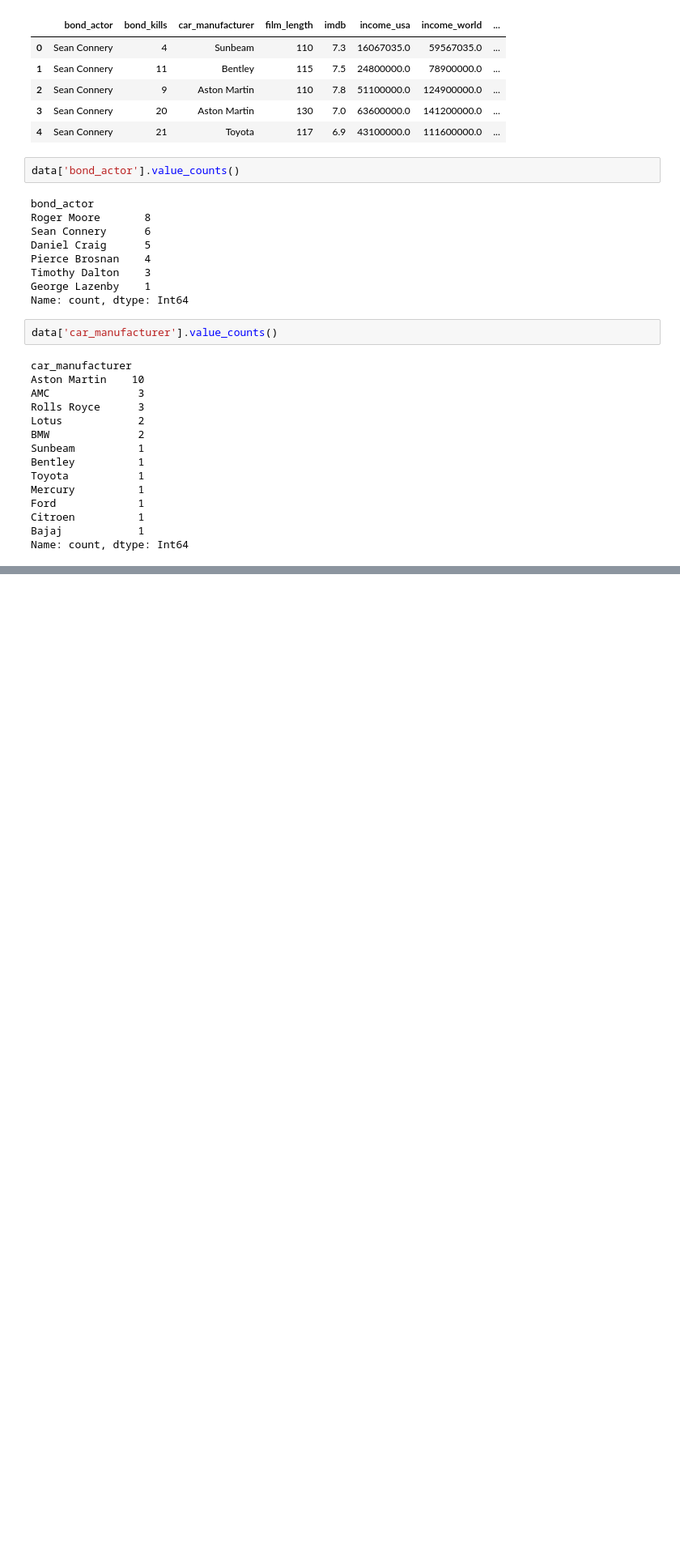
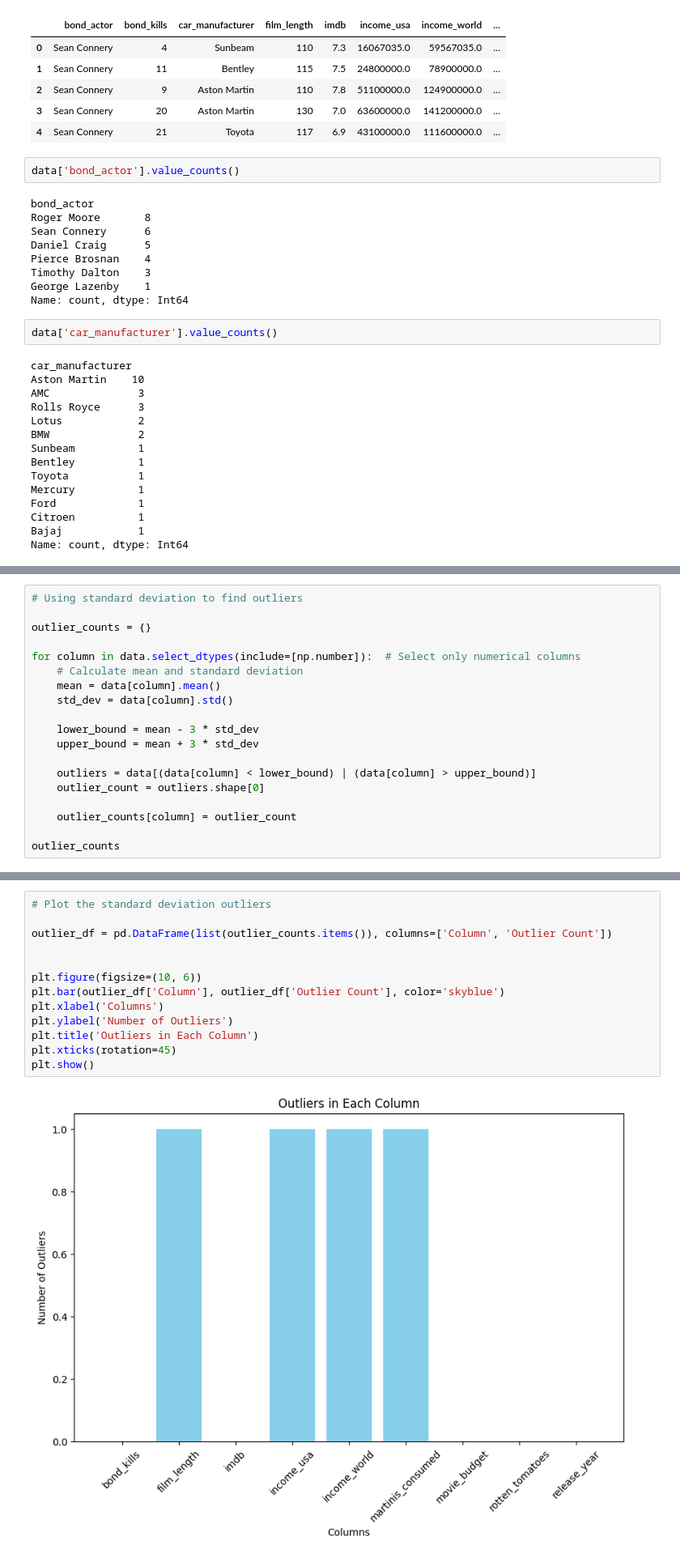
Before and after one commit to curtpond/eda, a Jupyter notebook: james-bond.ipynb, the cells around one changed output, grey strips where cells are left out. Shown: that part at 81% size. Drawn from its saved outputs; the diff is of its cells as text; blank space fills up the shorter version.

```diff
--- a/james-bond.ipynb
+++ b/james-bond.ipynb
@@ -225,0 +263,19 @@ data['bond_actor'].value_counts().plot(kind='barh')
+# %%
+# Using standard deviation to find outliers
+
+outlier_counts = {}
+
+for column in data.select_dtypes(include=[np.number]):  # Select only numerical columns
+    # Calculate mean and standard deviation
+    mean = data[column].mean()
+    std_dev = data[column].std()
+
+    lower_bound = mean - 3 * std_dev
+    upper_bound = mean + 3 * std_dev
+
+    outliers = data[(data[column] < lower_bound) | (data[column] > upper_bound)]
+    outlier_count = outliers.shape[0]
+
+    outlier_counts[column] = outlier_count
+
+outlier_counts
@@ -225,0 +343,15 @@ data['bond_actor'].value_counts().plot(kind='barh')
+# %%
+# Plot the standard deviation outliers
+
+outlier_df = pd.DataFrame(list(outlier_counts.items()), columns=['Column', 'Outlier Count'])
+
+
+plt.figure(figsize=(10, 6))
+plt.bar(outlier_df['Column'], outlier_df['Outlier Count'], color='skyblue')
+plt.xlabel('Columns')
+plt.ylabel('Number of Outliers')
+plt.title('Outliers in Each Column')
+plt.xticks(rotation=45)
+plt.show()
+# %% [output]
+[figure, added]
```
Also changed, not shown: parts of 13 cells of this notebook.
